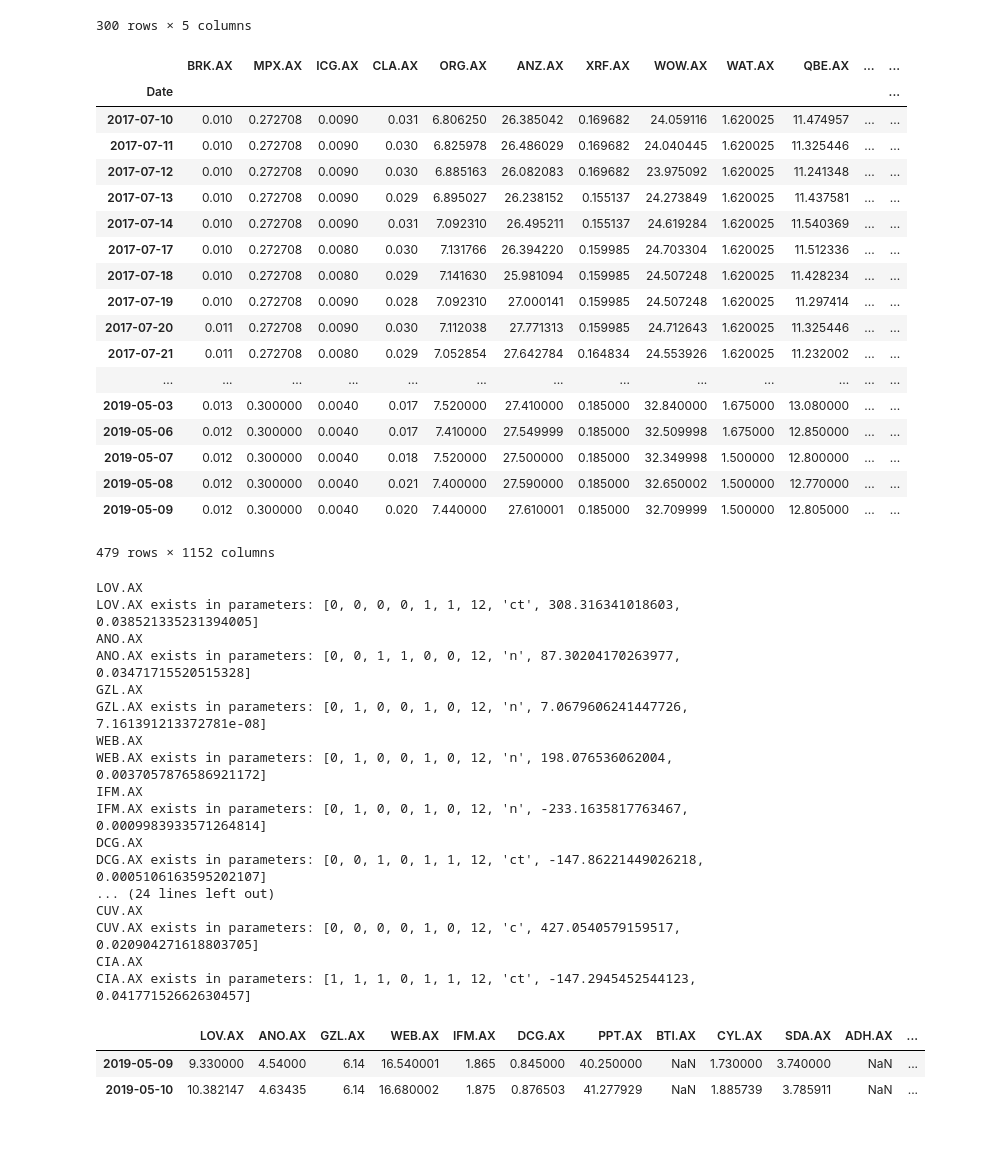
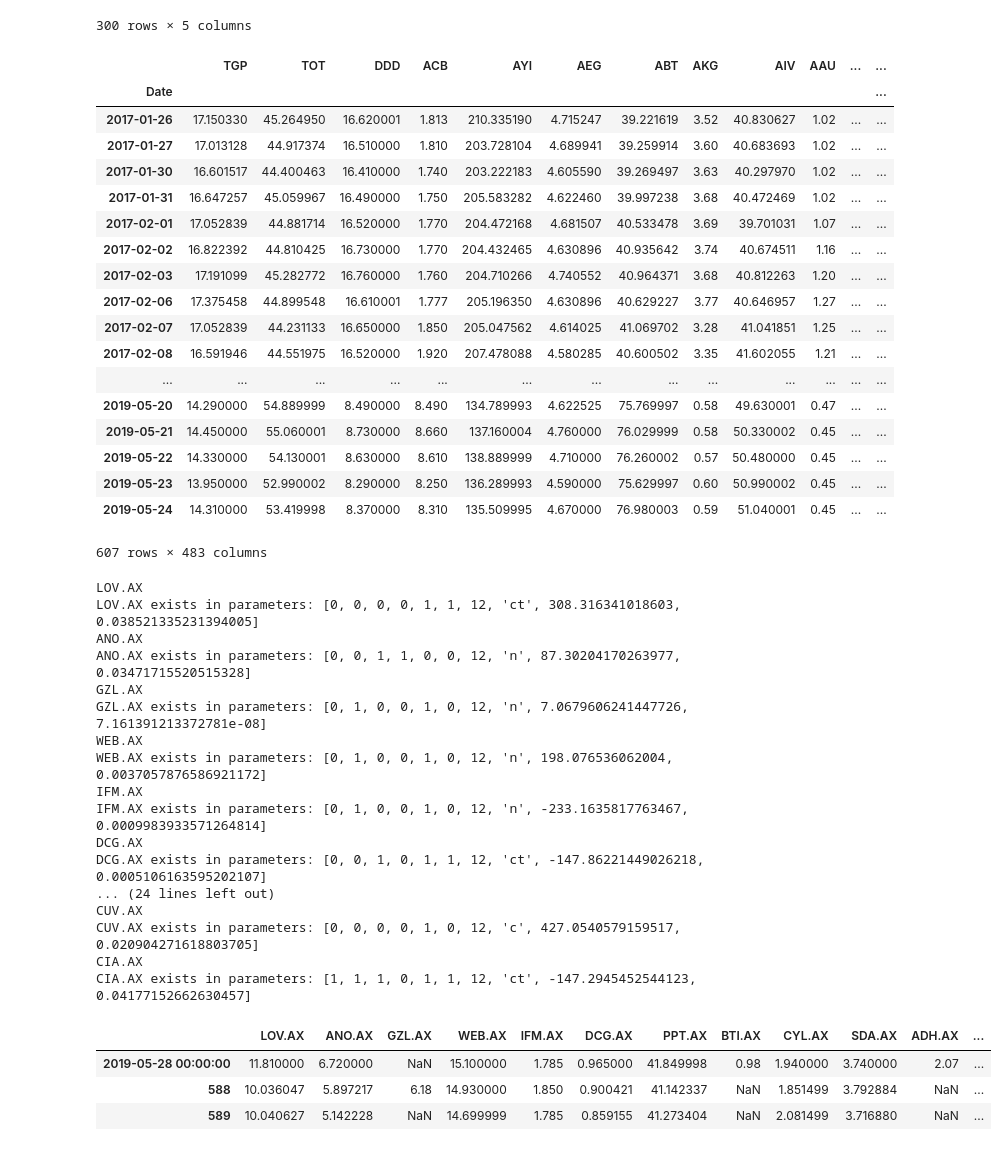
Before and after one commit to pengdannywang/JanePython, a Jupyter notebook: src/stockthread/load_predictions.ipynb, the cells around one changed output. Saved outputs shown, nothing was run; the diff lists cells and outputs as text; code cells hidden in the pictures.

```diff
--- a/src/stockthread/load_predictions.ipynb
+++ b/src/stockthread/load_predictions.ipynb
@@ -80,7 +80,7 @@ dd
 # %%
 path='/root/pythondev/JanePython/'
 
-outputfile = 'stocks2.csv'
+outputfile = 'stocks.csv'
 savepath=path+outputfile
 
 data=pd.read_csv(savepath,parse_dates=['Date'],index_col='Date')
@@ -92,25 +92,25 @@ data=data.resample('C').mean()
 # %%
 data
 # %% [output]
-|  | BRK.AX | MPX.AX | ICG.AX | CLA.AX | ORG.AX | ANZ.AX | XRF.AX | WOW.AX | WAT.AX | QBE.AX | ... | ... |
+|  | TGP | TOT | DDD | ACB | AYI | AEG | ABT | AKG | AIV | AAU | ... | ... |
 | Date |  |  |  |  |  |  |  |  |  |  |  | ... |
-| 2017-07-10 | 0.010 | 0.272708 | 0.0090 | 0.031 | 6.806250 | 26.385042 | 0.169682 | 24.059116 | 1.620025 | 11.474957 | ... | ... |
-| 2017-07-11 | 0.010 | 0.272708 | 0.0090 | 0.030 | 6.825978 | 26.486029 | 0.169682 | 24.040445 | 1.620025 | 11.325446 | ... | ... |
-| 2017-07-12 | 0.010 | 0.272708 | 0.0090 | 0.030 | 6.885163 | 26.082083 | 0.169682 | 23.975092 | 1.620025 | 11.241348 | ... | ... |
-| 2017-07-13 | 0.010 | 0.272708 | 0.0090 | 0.029 | 6.895027 | 26.238152 | 0.155137 | 24.273849 | 1.620025 | 11.437581 | ... | ... |
-| 2017-07-14 | 0.010 | 0.272708 | 0.0090 | 0.031 | 7.092310 | 26.495211 | 0.155137 | 24.619284 | 1.620025 | 11.540369 | ... | ... |
-| 2017-07-17 | 0.010 | 0.272708 | 0.0080 | 0.030 | 7.131766 | 26.394220 | 0.159985 | 24.703304 | 1.620025 | 11.512336 | ... | ... |
-| 2017-07-18 | 0.010 | 0.272708 | 0.0080 | 0.029 | 7.141630 | 25.981094 | 0.159985 | 24.507248 | 1.620025 | 11.428234 | ... | ... |
-| 2017-07-19 | 0.010 | 0.272708 | 0.0090 | 0.028 | 7.092310 | 27.000141 | 0.159985 | 24.507248 | 1.620025 | 11.297414 | ... | ... |
-| 2017-07-20 | 0.011 | 0.272708 | 0.0090 | 0.030 | 7.112038 | 27.771313 | 0.159985 | 24.712643 | 1.620025 | 11.325446 | ... | ... |
-| 2017-07-21 | 0.011 | 0.272708 | 0.0080 | 0.029 | 7.052854 | 27.642784 | 0.164834 | 24.553926 | 1.620025 | 11.232002 | ... | ... |
+| 2017-01-26 | 17.150330 | 45.264950 | 16.620001 | 1.813 | 210.335190 | 4.715247 | 39.221619 | 3.52 | 40.830627 | 1.02 | ... | ... |
+| 2017-01-27 | 17.013128 | 44.917374 | 16.510000 | 1.810 | 203.728104 | 4.689941 | 39.259914 | 3.60 | 40.683693 | 1.02 | ... | ... |
+| 2017-01-30 | 16.601517 | 44.400463 | 16.410000 | 1.740 | 203.222183 | 4.605590 | 39.269497 | 3.63 | 40.297970 | 1.02 | ... | ... |
+| 2017-01-31 | 16.647257 | 45.059967 | 16.490000 | 1.750 | 205.583282 | 4.622460 | 39.997238 | 3.68 | 40.472469 | 1.02 | ... | ... |
+| 2017-02-01 | 17.052839 | 44.881714 | 16.520000 | 1.770 | 204.472168 | 4.681507 | 40.533478 | 3.69 | 39.701031 | 1.07 | ... | ... |
+| 2017-02-02 | 16.822392 | 44.810425 | 16.730000 | 1.770 | 204.432465 | 4.630896 | 40.935642 | 3.74 | 40.674511 | 1.16 | ... | ... |
+| 2017-02-03 | 17.191099 | 45.282772 | 16.760000 | 1.760 | 204.710266 | 4.740552 | 40.964371 | 3.68 | 40.812263 | 1.20 | ... | ... |
+| 2017-02-06 | 17.375458 | 44.899548 | 16.610001 | 1.777 | 205.196350 | 4.630896 | 40.629227 | 3.77 | 40.646957 | 1.27 | ... | ... |
+| 2017-02-07 | 17.052839 | 44.231133 | 16.650000 | 1.850 | 205.047562 | 4.614025 | 41.069702 | 3.28 | 41.041851 | 1.25 | ... | ... |
+| 2017-02-08 | 16.591946 | 44.551975 | 16.520000 | 1.920 | 207.478088 | 4.580285 | 40.600502 | 3.35 | 41.602055 | 1.21 | ... | ... |
 | ... | ... | ... | ... | ... | ... | ... | ... | ... | ... | ... | ... | ... |
-| 2019-05-03 | 0.013 | 0.300000 | 0.0040 | 0.017 | 7.520000 | 27.410000 | 0.185000 | 32.840000 | 1.675000 | 13.080000 | ... | ... |
-| 2019-05-06 | 0.012 | 0.300000 | 0.0040 | 0.017 | 7.410000 | 27.549999 | 0.185000 | 32.509998 | 1.675000 | 12.850000 | ... | ... |
-| 2019-05-07 | 0.012 | 0.300000 | 0.0040 | 0.018 | 7.520000 | 27.500000 | 0.185000 | 32.349998 | 1.500000 | 12.800000 | ... | ... |
-| 2019-05-08 | 0.012 | 0.300000 | 0.0040 | 0.021 | 7.400000 | 27.590000 | 0.185000 | 32.650002 | 1.500000 | 12.770000 | ... | ... |
-| 2019-05-09 | 0.012 | 0.300000 | 0.0040 | 0.020 | 7.440000 | 27.610001 | 0.185000 | 32.709999 | 1.500000 | 12.805000 | ... | ... |
+| 2019-05-20 | 14.290000 | 54.889999 | 8.490000 | 8.490 | 134.789993 | 4.622525 | 75.769997 | 0.58 | 49.630001 | 0.47 | ... | ... |
+| 2019-05-21 | 14.450000 | 55.060001 | 8.730000 | 8.660 | 137.160004 | 4.760000 | 76.029999 | 0.58 | 50.330002 | 0.45 | ... | ... |
+| 2019-05-22 | 14.330000 | 54.130001 | 8.630000 | 8.610 | 138.889999 | 4.710000 | 76.260002 | 0.57 | 50.480000 | 0.45 | ... | ... |
+| 2019-05-23 | 13.950000 | 52.990002 | 8.290000 | 8.250 | 136.289993 | 4.590000 | 75.629997 | 0.60 | 50.990002 | 0.45 | ... | ... |
+| 2019-05-24 | 14.310000 | 53.419998 | 8.370000 | 8.310 | 135.509995 | 4.670000 | 76.980003 | 0.59 | 51.040001 | 0.45 | ... | ... |
-479 rows × 1152 columns
+607 rows × 483 columns
 # %%
 import pandas_datareader.data as web
 import datetime
@@ -128,36 +128,37 @@ for ticker in daily_tickers:
         day=end.day
         year=end.year-months//12-1
         month=months%12+1
         start=datetime.datetime(year,month,day)
 
         y=web.DataReader(ticker,"yahoo",start,end)['Adj Close']
 
-    res=forcastStocks(path+'parameters1.csv',ticker,y)
+    res=forcastStocks(path+'parameters1.csv',ticker,y,steps=2)
     if(res is not None):
         dailyresults[ticker]=res
 
 dailyresults
 # %% [output]
 LOV.AX
 LOV.AX exists in parameters: [0, 0, 0, 0, 1, 1, 12, 'ct', 308.316341018603, 0.038521335231394005]
 ANO.AX
 ANO.AX exists in parameters: [0, 0, 1, 1, 0, 0, 12, 'n', 87.30204170263977, 0.03471715520515328]
 GZL.AX
 GZL.AX exists in parameters: [0, 1, 0, 0, 1, 0, 12, 'n', 7.0679606241447726, 7.161391213372781e-08]
 WEB.AX
 WEB.AX exists in parameters: [0, 1, 0, 0, 1, 0, 12, 'n', 198.076536062004, 0.0037057876586921172]
 IFM.AX
 IFM.AX exists in parameters: [0, 1, 0, 0, 1, 0, 12, 'n', -233.1635817763467, 0.0009983933571264814]
 DCG.AX
 DCG.AX exists in parameters: [0, 0, 1, 0, 1, 1, 12, 'ct', -147.86221449026218, 0.0005106163595202107]
 ... (24 lines left out)
 CUV.AX
 CUV.AX exists in parameters: [0, 0, 0, 0, 1, 0, 12, 'c', 427.0540579159517, 0.020904271618803705]
 CIA.AX
 CIA.AX exists in parameters: [1, 1, 1, 0, 1, 1, 12, 'ct', -147.2945452544123, 0.04177152662630457]
 |  | LOV.AX | ANO.AX | GZL.AX | WEB.AX | IFM.AX | DCG.AX | PPT.AX | BTI.AX | CYL.AX | SDA.AX | ADH.AX | ... |
-| 2019-05-09 | 9.330000 | 4.54000 | 6.14 | 16.540001 | 1.865 | 0.845000 | 40.250000 | NaN | 1.730000 | 3.740000 | NaN | ... |
-| 2019-05-10 | 10.382147 | 4.63435 | 6.14 | 16.680002 | 1.875 | 0.876503 | 41.277929 | NaN | 1.885739 | 3.785911 | NaN | ... |
+| 2019-05-28 00:00:00 | 11.810000 | 6.720000 | NaN | 15.100000 | 1.785 | 0.965000 | 41.849998 | 0.98 | 1.940000 | 3.740000 | 2.07 | ... |
+| 588 | 10.036047 | 5.897217 | 6.18 | 14.930000 | 1.850 | 0.900421 | 41.142337 | NaN | 1.851499 | 3.792884 | NaN | ... |
+| 589 | 10.040627 | 5.142228 | NaN | 14.699999 | 1.785 | 0.859155 | 41.273404 | NaN | 2.081499 | 3.716880 | NaN | ... |
 # %%
 dailyresults=dailyresults.transpose()
 dailyresults.sort_values(by=[dailyresults.columns[-3]],ascending=False)
```
Also changed, not shown: parts of 3 cells of this notebook, 6 other files.
